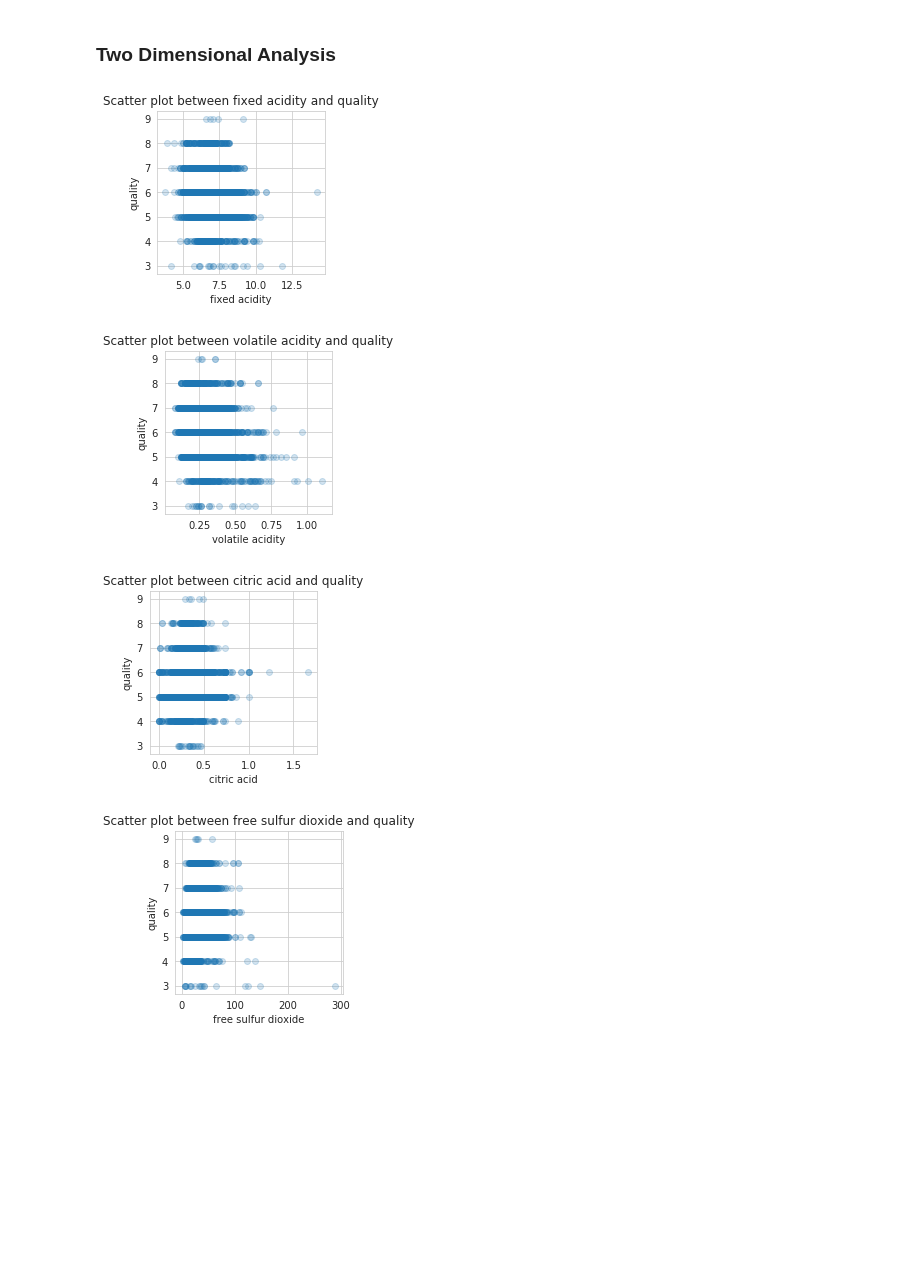
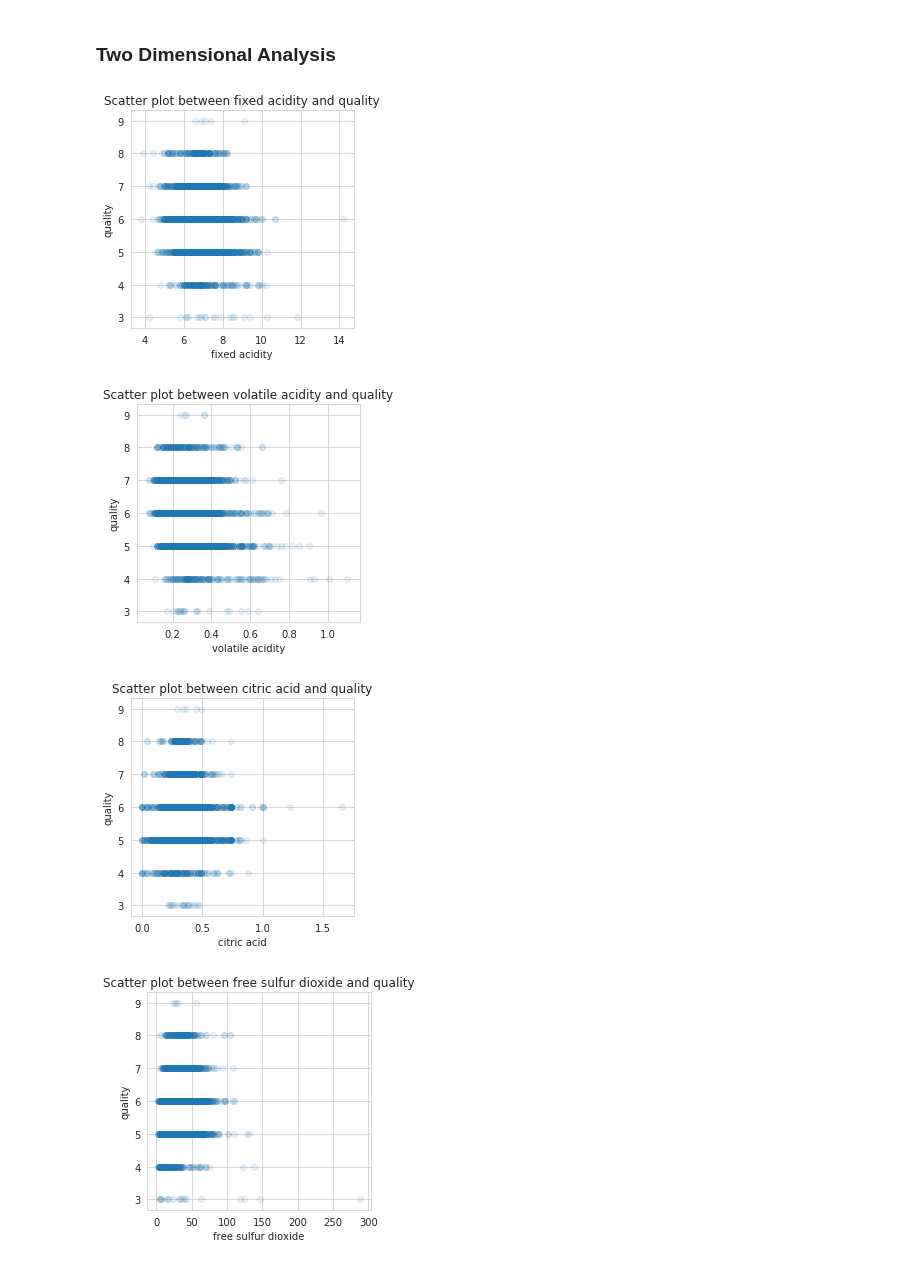
Before and after one commit to hahafael/principles_of_machine_learning_microsoft, a Jupyter notebook: my_projects/Predicting Wine Quality.ipynb, the cells around one changed output. Drawn from its saved outputs; the diff is of its cells as text; code cells hidden in the pictures; blank space fills up the shorter version.

```diff
--- a/my_projects/Predicting Wine Quality.ipynb
+++ b/my_projects/Predicting Wine Quality.ipynb
@@ -87,22 +87,22 @@ density_plot(wine,cols)
 # %% [markdown]
 ### Two Dimensional Analysis
 # %%
-def scatter_plot(wine, cols, target_variable):
+def scatter_plot(wine, cols, target_variable, alpha = 0.1):
 
     for col in cols:
-        fig = plt.figure(figsize=(3,3)) # define the area plotting
+        fig = plt.figure(figsize=(4,4)) # define the area plotting
         ax = fig.gca() # define axis
-        ax.scatter(wine[col], wine[target_variable], alpha = 0.2)
+        ax.scatter(wine[col], wine[target_variable], alpha = alpha)
         ax.set_title('Scatter plot between ' + col + ' and ' + target_variable) # Give the plot a main title
         ax.set_xlabel(col) # Set text for the x axis
         ax.set_ylabel(target_variable)# Set text for y axis
         plt.show()
 
 cols = ['fixed acidity', 'volatile acidity', 'citric acid', 'free sulfur dioxide']
 scatter_plot(wine, cols, 'quality')
 # %% [output]
-[figure, old version]
+[figure, new version]
-[figure, old version]
+[figure, new version]
-[figure, old version]
+[figure, new version]
-[figure, old version]
+[figure, new version]
 # %% [markdown]
```
Also changed, not shown: parts of 15 cells of this notebook.
